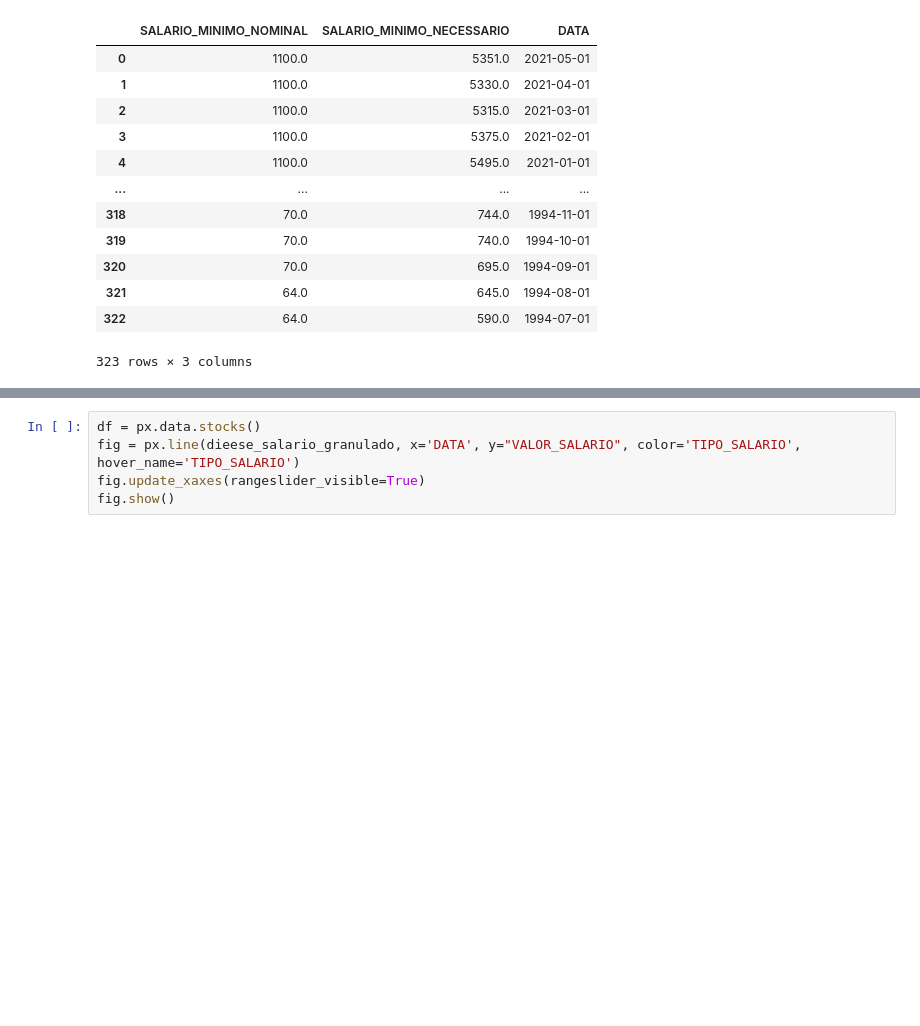
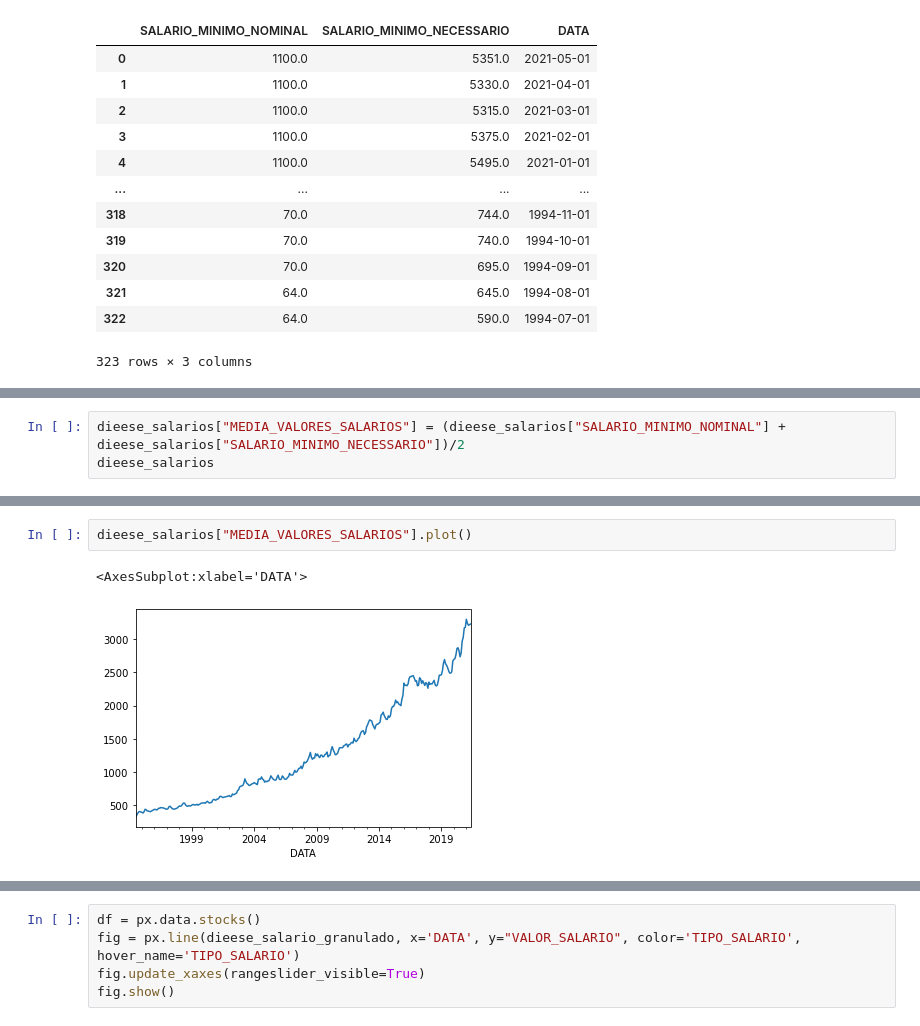
Before and after one commit to thiagolrpinho/working_intelligence, a Jupyter notebook: dieese_visuliazation.ipynb, the cells around one changed output, grey strips where cells are left out. Cells and saved outputs as stored; diff of their text form; blank space fills up the shorter version.

```diff
--- a/dieese_visuliazation.ipynb
+++ b/dieese_visuliazation.ipynb
@@ -119,0 +141,3 @@ dieese_salarios["PERCENTUAL_NOMINAL_NECESSARIO"].plot()
+# %%
+dieese_salarios["MEDIA_VALORES_SALARIOS"] = (dieese_salarios["SALARIO_MINIMO_NOMINAL"] + dieese_salarios["SALARIO_MINIMO_NECESSARIO"])/2
+dieese_salarios
@@ -119,0 +159,5 @@ dieese_salarios["PERCENTUAL_NOMINAL_NECESSARIO"].plot()
+# %%
+dieese_salarios["MEDIA_VALORES_SALARIOS"].plot()
+# %% [output]
+<AxesSubplot:xlabel='DATA'>
+[figure, added]
```
Also changed, not shown: parts of 36 cells of this notebook.
